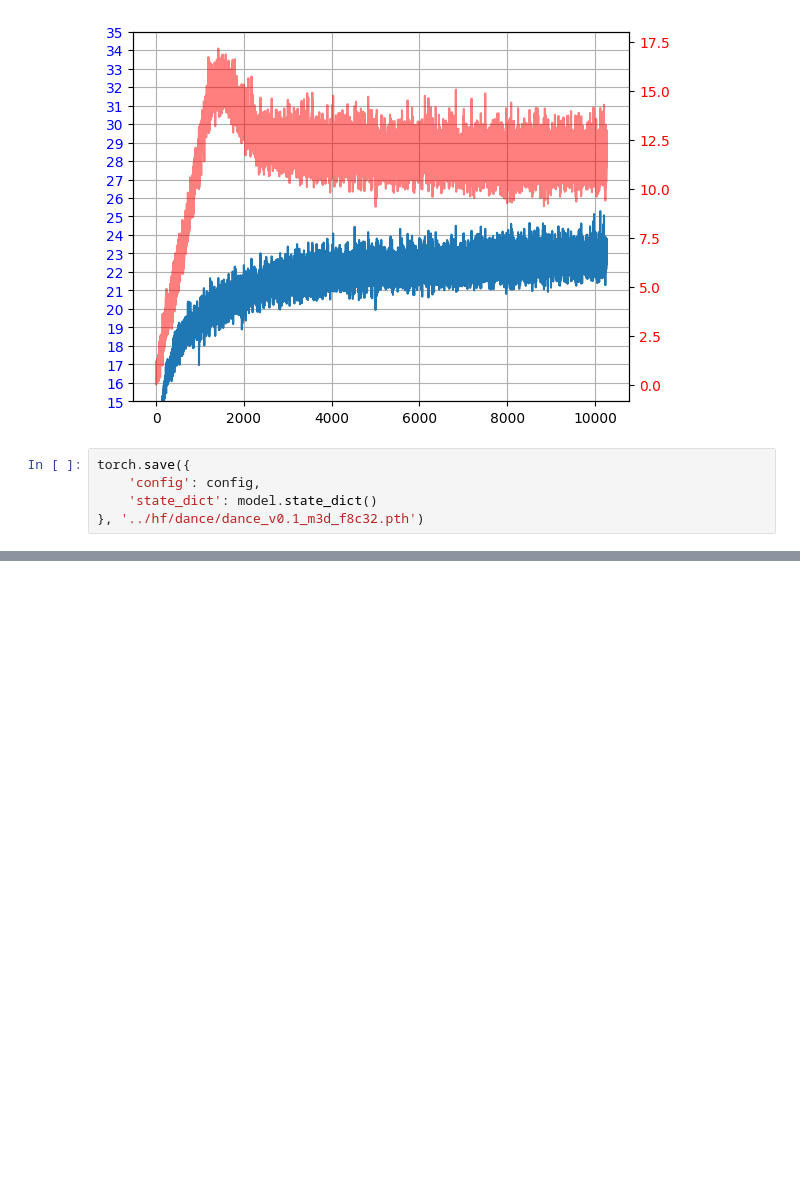
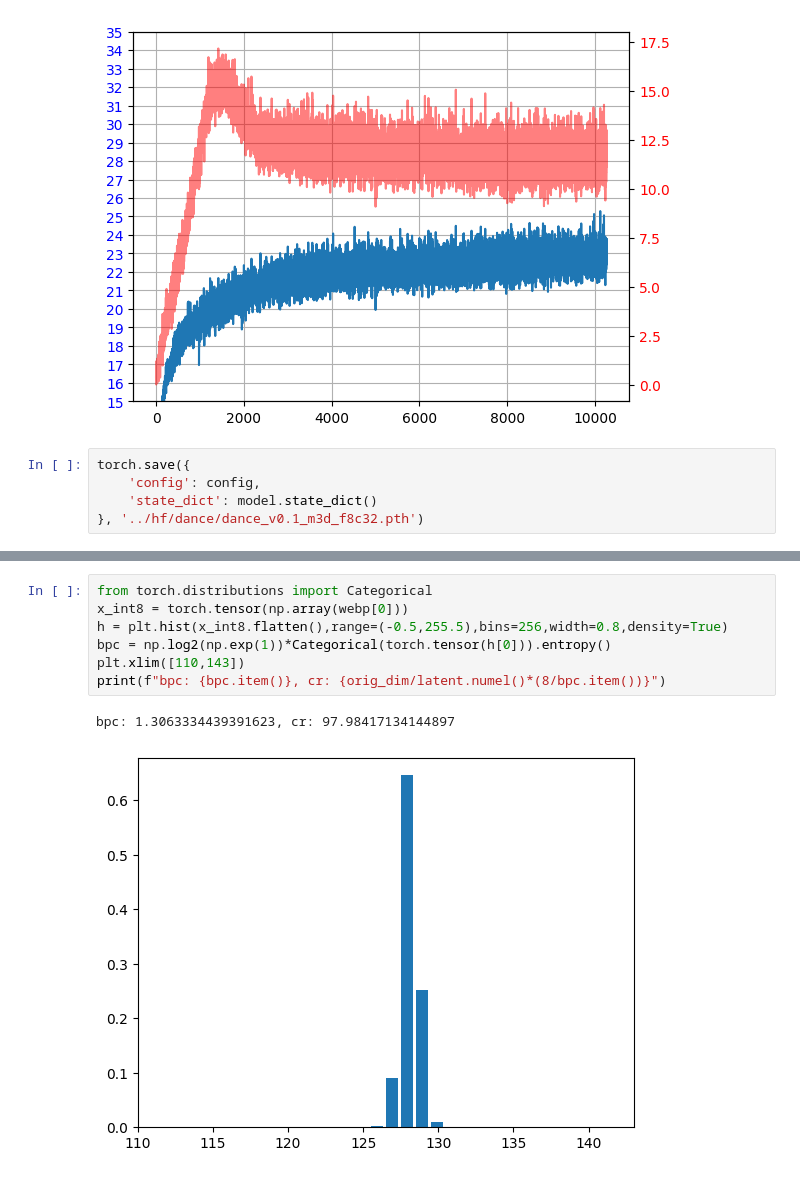
Before and after one commit to danjacobellis/autodance, a Jupyter notebook: dance_med3d.ipynb, the cells around one changed output, grey strips where cells are left out. Saved outputs shown, nothing was run; the diff lists cells and outputs as text; blank space fills up the shorter version.

```diff
--- a/dance_med3d.ipynb
+++ b/dance_med3d.ipynb
@@ -184,3 +185,13 @@ Compression ratio: 173.38x
 Dimension reduction: 16.00x
 PSNR: 21.26 dB
 interactive(children=(IntSlider(value=31, description='slice_idx', max=63), Output()), _dom_classes=('widget-i…
+# %%
+from torch.distributions import Categorical
+x_int8 = torch.tensor(np.array(webp[0]))
+h = plt.hist(x_int8.flatten(),range=(-0.5,255.5),bins=256,width=0.8,density=True)
+bpc = np.log2(np.exp(1))*Categorical(torch.tensor(h[0])).entropy()
+plt.xlim([110,143])
+print(f"bpc: {bpc.item()}, cr: {orig_dim/latent.numel()*(8/bpc.item())}")
+# %% [output]
+bpc: 1.3063334439391623, cr: 97.98417134144897
+[figure, added]
```
Also changed, not shown: parts of 1 cell of this notebook.
